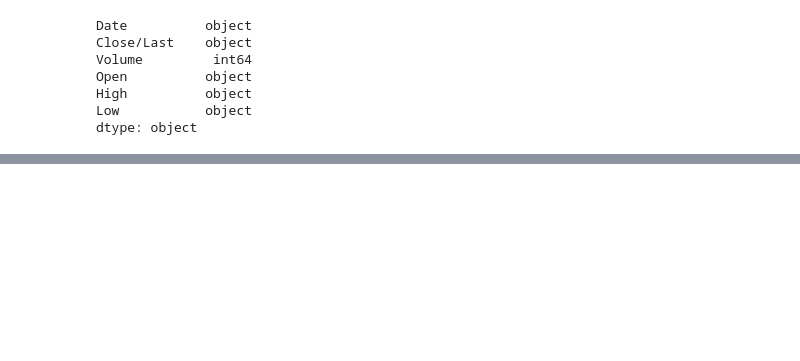
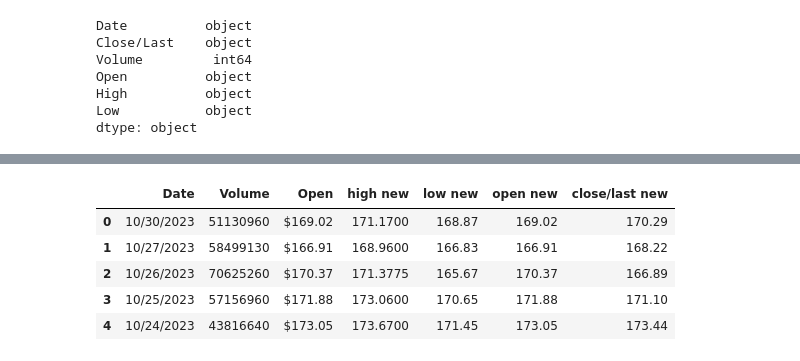
Before and after one commit to guillaume-set/pe-hackathon, a Jupyter notebook: Mila.ipynb, the cells around one changed output, grey strips where cells are left out. Saved outputs shown, nothing was run; the diff lists cells and outputs as text; code cells hidden in the pictures; blank space fills up the shorter version.

```diff
--- a/Mila.ipynb
+++ b/Mila.ipynb
@@ -51,0 +65,11 @@ df
+# %%
+df.rename({'high new':'high','low new':'low','close/last new':'close/last'},inplace=True)
+
+df.head()
+# %% [output]
+|  | Date | Volume | Open | high new | low new | open new | close/last new |
+| 0 | 10/30/2023 | 51130960 | $169.02 | 171.1700 | 168.87 | 169.02 | 170.29 |
+| 1 | 10/27/2023 | 58499130 | $166.91 | 168.9600 | 166.83 | 166.91 | 168.22 |
+| 2 | 10/26/2023 | 70625260 | $170.37 | 171.3775 | 165.67 | 170.37 | 166.89 |
+| 3 | 10/25/2023 | 57156960 | $171.88 | 173.0600 | 170.65 | 171.88 | 171.10 |
+| 4 | 10/24/2023 | 43816640 | $173.05 | 173.6700 | 171.45 | 173.05 | 173.44 |
```
Also changed, not shown: parts of 7 cells of this notebook.
